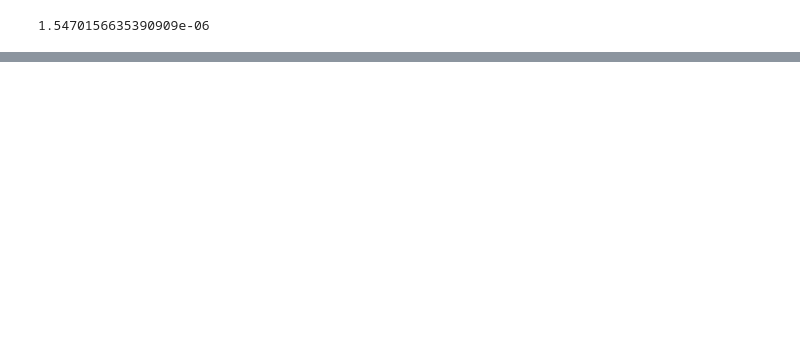
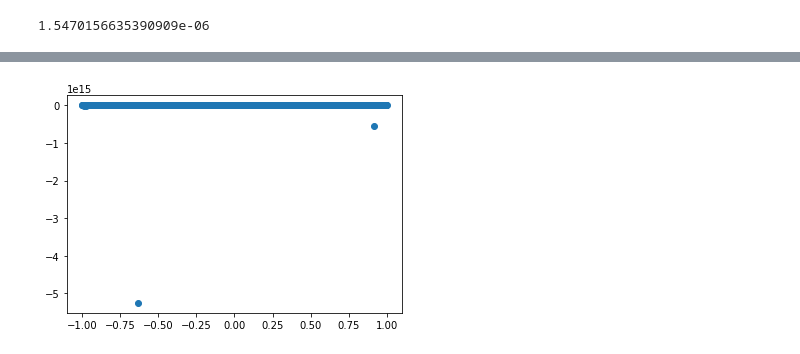
Before and after one commit to chiaramaccani/two_cryst_sim, a Jupyter notebook: Bjorn_chann.ipynb, the cells around one changed output, grey strips where cells are left out. Drawn from its saved outputs; the diff is of its cells as text; code cells hidden in the pictures; blank space fills up the shorter version.

```diff
--- a/Bjorn_chann.ipynb
+++ b/Bjorn_chann.ipynb
@@ -88,0 +168,16 @@ print(lambdaFit2)
+# %%
+
+xp0_test = np.random.normal(0, 1e-6, 1000)
+x_in_test = np.random.uniform(-1,1,1000)
+
+xp_in_test = xp0_test/theta_c_Si
+A_test = np.sqrt(x_in_test**2+xp_in_test**2)
+ph_in_test = np.arctan2(xp_in_test,x_in_test)
+
+fig, ax = plt.subplots(1,2, figsize=(9,8))
+ax[0].scatter(x_in_test, xp0_test)
+ax[1].scatter(x_in_test, xp_in_test)
+circle = plt.Circle((0,0), 1, fill=False, color='red', linestyle='dashed')
+ax[1].add_patch(circle)
+
+plt.show()
@@ -88,0 +186,13 @@ print(lambdaFit2)
+# %%
+def mylambda(func,xx):
+    yy = np.zeros(len(xx))
+    for i in np.arange(len(func)):
+        yy += func[i]*xx**(len(func)-i-1)
+    return yy
+# %%
+plt.figure()
+#plt.plot(x, PolyCoefficients(x, lambdaFit2))
+plt.scatter(x_in_test, mylambda(lambdaFit2, A_test))
+plt.show()
+# %% [output]
+[figure, added]
```
Also changed, not shown: parts of 30 cells of this notebook, 5 other files.
